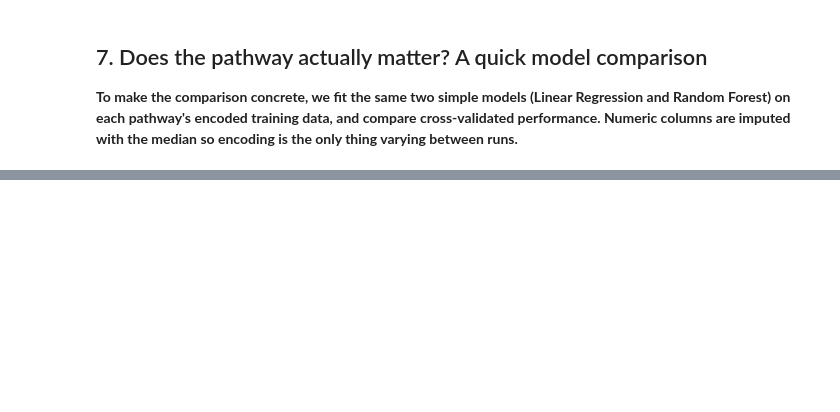
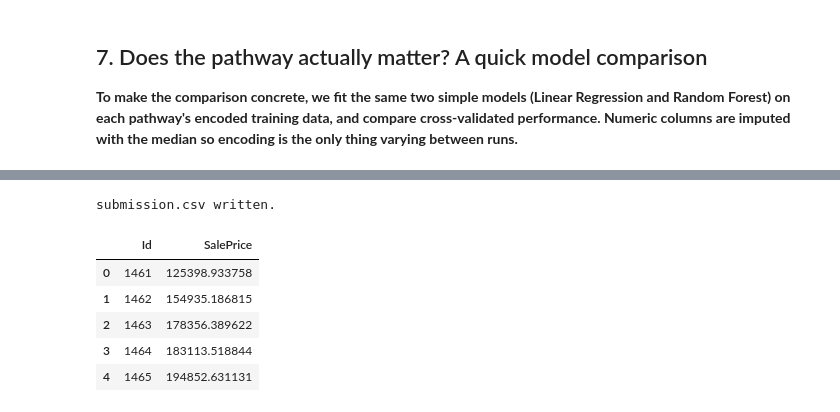
Before and after one commit to angeliqueeumwali/data-cleaning-da, a Jupyter notebook: House_Price_Encoding_Assignment.ipynb, the cells around one changed output, grey strips where cells are left out. Drawn from its saved outputs; the diff is of its cells as text; code cells hidden in the pictures; blank space fills up the shorter version.

```diff
--- a/House_Price_Encoding_Assignment.ipynb
+++ b/House_Price_Encoding_Assignment.ipynb
@@ -342,0 +520,35 @@ results_df
+# %%
+final_model.fit(X_best, y_best_log)
+
+if best_pathway_name == 'A: mixed':
+    test_encoded_df, _ = apply_pathway_A(test_clean, freq_maps=freq_maps_A, fit=False)
+elif best_pathway_name == 'B: label-encode all':
+    test_encoded_df = apply_pathway_B(test_clean)
+else:
+    test_encoded_df = apply_pathway_C(test_clean)
+
+test_encoded_df = test_encoded_df.reindex(columns=X_best.columns, fill_value=0)
+
+numeric_cols_test = test_encoded_df.select_dtypes(include=[np.number]).columns
+test_encoded_df[numeric_cols_test] = SimpleImputer(strategy='median').fit_transform(
+    test_encoded_df[numeric_cols_test]
+)
+
+test_predictions_log = final_model.predict(test_encoded_df)
+test_predictions = np.expm1(test_predictions_log)
+
+submission = pd.DataFrame({
+    ID_COLUMN: test_df[ID_COLUMN],
+    TARGET_COLUMN: test_predictions
+})
+submission.to_csv('submission.csv', index=False)
+print("submission.csv written.")
+submission.head()
+# %% [output]
+submission.csv written.
+|  | Id | SalePrice |
+| 0 | 1461 | 125398.933758 |
+| 1 | 1462 | 154935.186815 |
+| 2 | 1463 | 178356.389622 |
+| 3 | 1464 | 183113.518844 |
+| 4 | 1465 | 194852.631131 |
```
Also changed, not shown: parts of 18 cells of this notebook, 1 other file.
